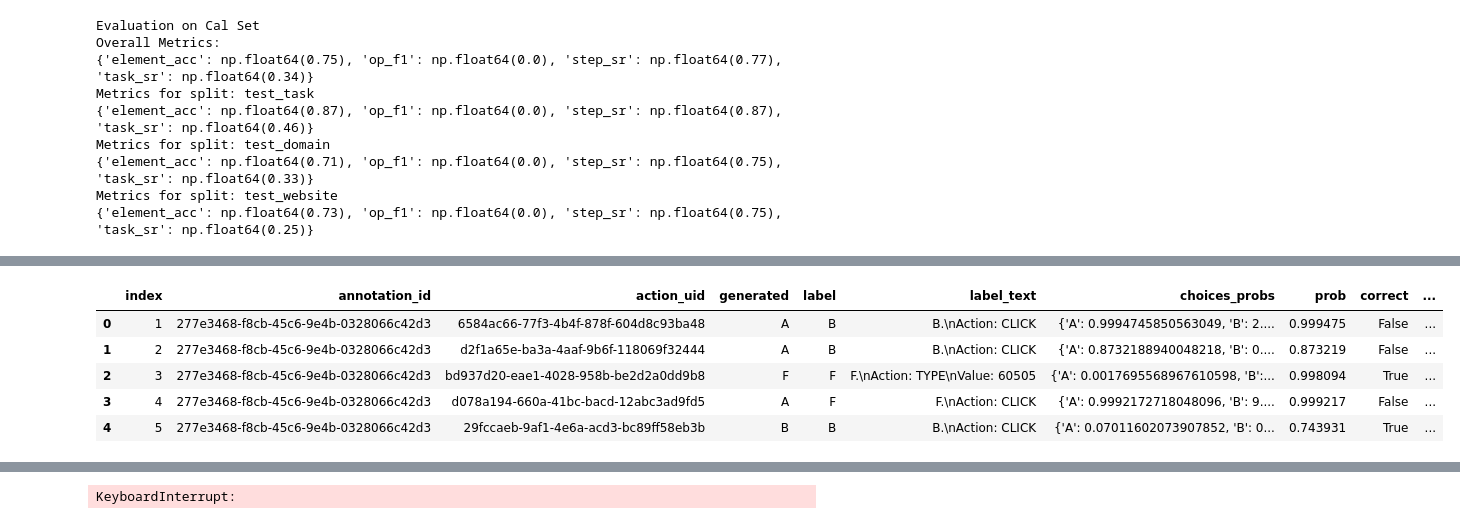
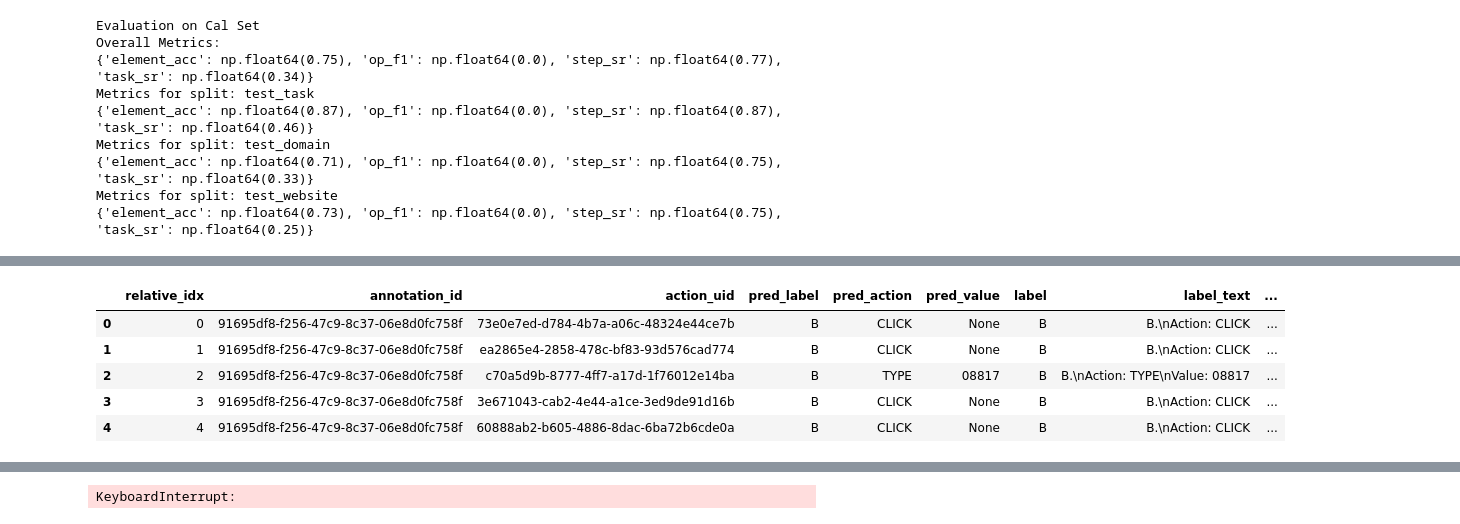
Before and after one commit to amitxy/Robots-That-Ask-For-Help-Over-The-Horizon, a Jupyter notebook: research.ipynb, the cells around one changed output, grey strips where cells are left out. Drawn from its saved outputs; the diff is of its cells as text; code cells hidden in the pictures.

```diff
--- a/research.ipynb
+++ b/research.ipynb
@@ -101,7 +107,7 @@ def run_evaluation(data_sets:dict, max_iter=None):
 # cal_df = run_evaluation(cal_dict, max_iter=None)
 # if len(cal_df):
     # cal_df.to_pickle("cal_results.pkl")
-cal_df = pd.read_pickle("cal_results.pkl")
+cal_df = pd.read_pickle("cal_results_02.pkl")
 cal_df.head()
 # %% [output]
 |  | index | annotation_id | action_uid | pred_label | pred_action | pred_value | label | label_text | ... |
@@ -261,20 +254,20 @@ Name: count, dtype: int64
 # %%
 # test_df = run_evaluation(test_dict.values(), max_iter=10)
 # test_df.to_pickle("test_results.pkl")
-test_df = pd.read_pickle("test_results.pkl")
+# test_df = pd.read_pickle("test_results.pkl")
 
-test_df['correct'] = test_df['generated'] == test_df['label']
+test_df['correct'] = test_df['pred_label'] == test_df['label']
 test_df['pred_set'] = test_df['choices_probs'].apply(lambda row: [ label for label, prob in row.items() if 1 - prob <= threshold])
 test_df['pred_set_size'] = test_df['pred_set'].apply(len)
 test_task_group = test_df.groupby('annotation_id')
 test_df.head()
 # %% [output]
-|  | index | annotation_id | action_uid | generated | label | label_text | choices_probs | prob | correct | ... |
-| 0 | 1 | 277e3468-f8cb-45c6-9e4b-0328066c42d3 | 6584ac66-77f3-4b4f-878f-604d8c93ba48 | A | B | B.\nAction: CLICK | {'A': 0.9994745850563049, 'B': 2.... | 0.999475 | False | ... |
-| 1 | 2 | 277e3468-f8cb-45c6-9e4b-0328066c42d3 | d2f1a65e-ba3a-4aaf-9b6f-118069f32444 | A | B | B.\nAction: CLICK | {'A': 0.8732188940048218, 'B': 0.... | 0.873219 | False | ... |
-| 2 | 3 | 277e3468-f8cb-45c6-9e4b-0328066c42d3 | bd937d20-eae1-4028-958b-be2d2a0dd9b8 | F | F | F.\nAction: TYPE\nValue: 60505 | {'A': 0.0017695568967610598, 'B':... | 0.998094 | True | ... |
-| 3 | 4 | 277e3468-f8cb-45c6-9e4b-0328066c42d3 | d078a194-660a-41bc-bacd-12abc3ad9fd5 | A | F | F.\nAction: CLICK | {'A': 0.9992172718048096, 'B': 9.... | 0.999217 | False | ... |
-| 4 | 5 | 277e3468-f8cb-45c6-9e4b-0328066c42d3 | 29fccaeb-9af1-4e6a-acd3-bc89ff58eb3b | B | B | B.\nAction: CLICK | {'A': 0.07011602073907852, 'B': 0... | 0.743931 | True | ... |
+|  | relative_idx | annotation_id | action_uid | pred_label | pred_action | pred_value | label | label_text | ... |
+| 0 | 0 | 91695df8-f256-47c9-8c37-06e8d0fc758f | 73e0e7ed-d784-4b7a-a06c-48324e44ce7b | B | CLICK | None | B | B.\nAction: CLICK | ... |
+| 1 | 1 | 91695df8-f256-47c9-8c37-06e8d0fc758f | ea2865e4-2858-478c-bf83-93d576cad774 | B | CLICK | None | B | B.\nAction: CLICK | ... |
+| 2 | 2 | 91695df8-f256-47c9-8c37-06e8d0fc758f | c70a5d9b-8777-4ff7-a17d-1f76012e14ba | B | TYPE | 08817 | B | B.\nAction: TYPE\nValue: 08817 | ... |
+| 3 | 3 | 91695df8-f256-47c9-8c37-06e8d0fc758f | 3e671043-cab2-4e44-a1ce-3ed9de91d16b | B | CLICK | None | B | B.\nAction: CLICK | ... |
+| 4 | 4 | 91695df8-f256-47c9-8c37-06e8d0fc758f | 60888ab2-b605-4886-8dac-6ba72b6cde0a | B | CLICK | None | B | B.\nAction: CLICK | ... |
 # %%
 print("Evaluation on Test Set")
 print(f"Avg task accuracy: {test_df['correct'].mean():.4f}")
```
Also changed, not shown: parts of 23 cells of this notebook.
